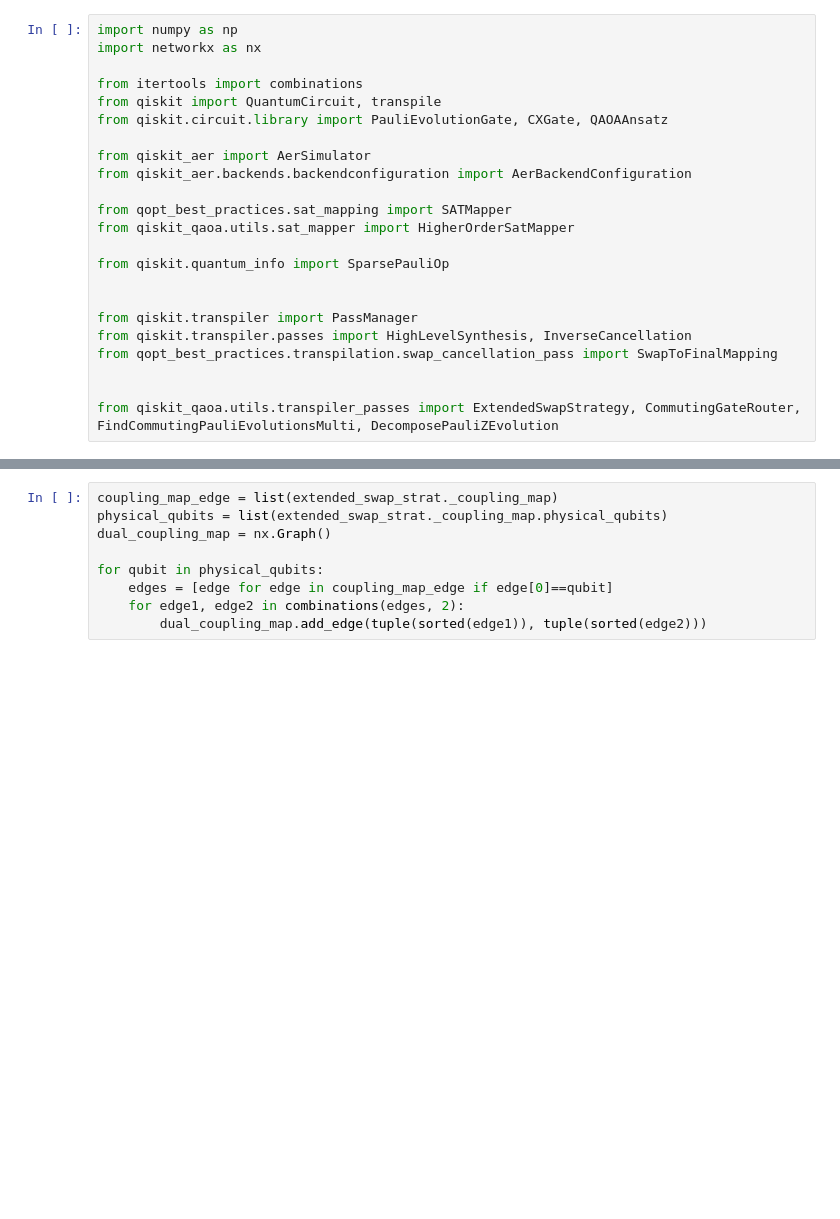
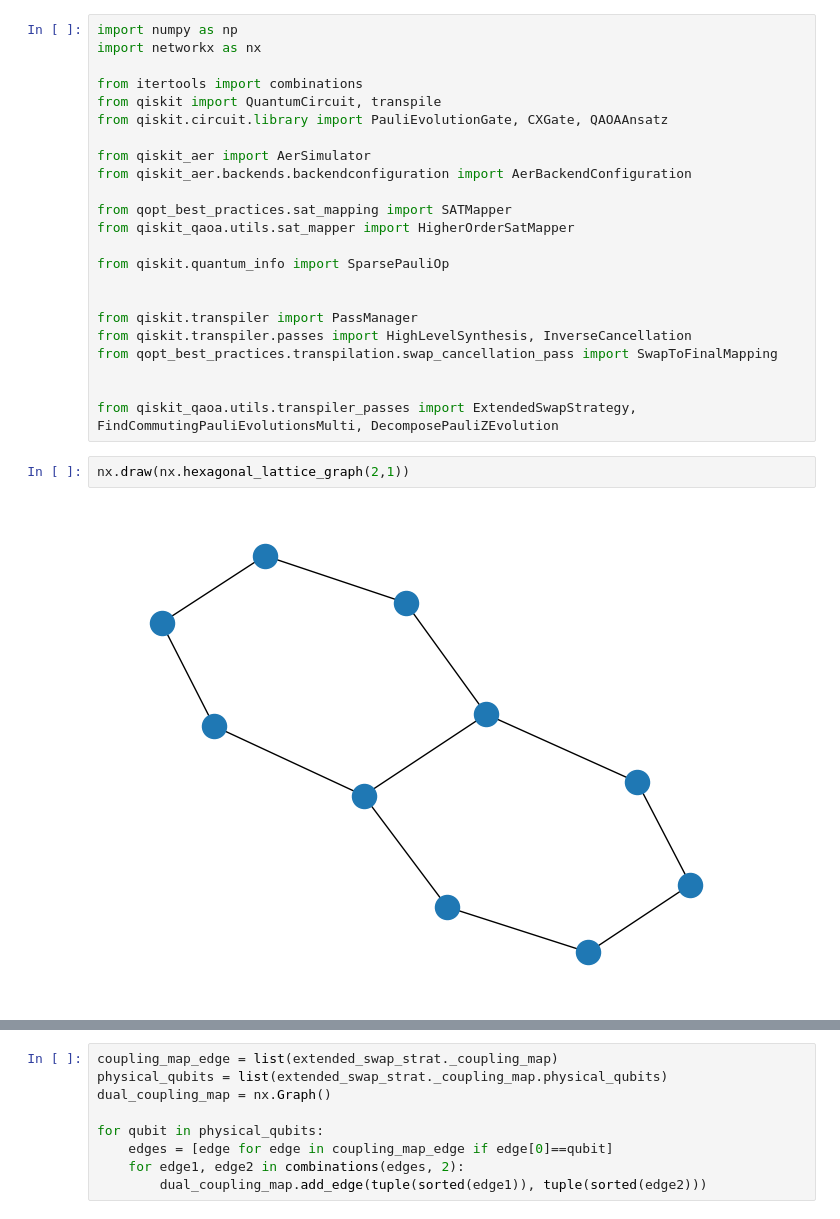
Before and after one commit to JoshCudby/quantum_pangenomics, a Jupyter notebook: qiskit_simulation/notebooks/test_hex_swap.ipynb, the cells around one changed output, grey strips where cells are left out. Saved outputs shown, nothing was run; the diff lists cells and outputs as text; blank space fills up the shorter version.

Commit message:
Qiskit simulation changes

```diff
--- a/qiskit_simulation/notebooks/test_hex_swap.ipynb
+++ b/qiskit_simulation/notebooks/test_hex_swap.ipynb
@@ -20,5 +20,9 @@ from qiskit.transpiler.passes import HighLevelSynthesis, InverseCancellation
 from qopt_best_practices.transpilation.swap_cancellation_pass import SwapToFinalMapping
 
 
-from qiskit_qaoa.utils.transpiler_passes import ExtendedSwapStrategy, CommutingGateRouter, FindCommutingPauliEvolutionsMulti, DecomposePauliZEvolution
+from qiskit_qaoa.utils.transpiler_passes import ExtendedSwapStrategy, FindCommutingPauliEvolutionsMulti, DecomposePauliZEvolution
+# %%
+nx.draw(nx.hexagonal_lattice_graph(2,1))
+# %% [output]
+[figure, added]
 # %%
```
Also changed, not shown: parts of 15 cells of this notebook, 32 other files.
